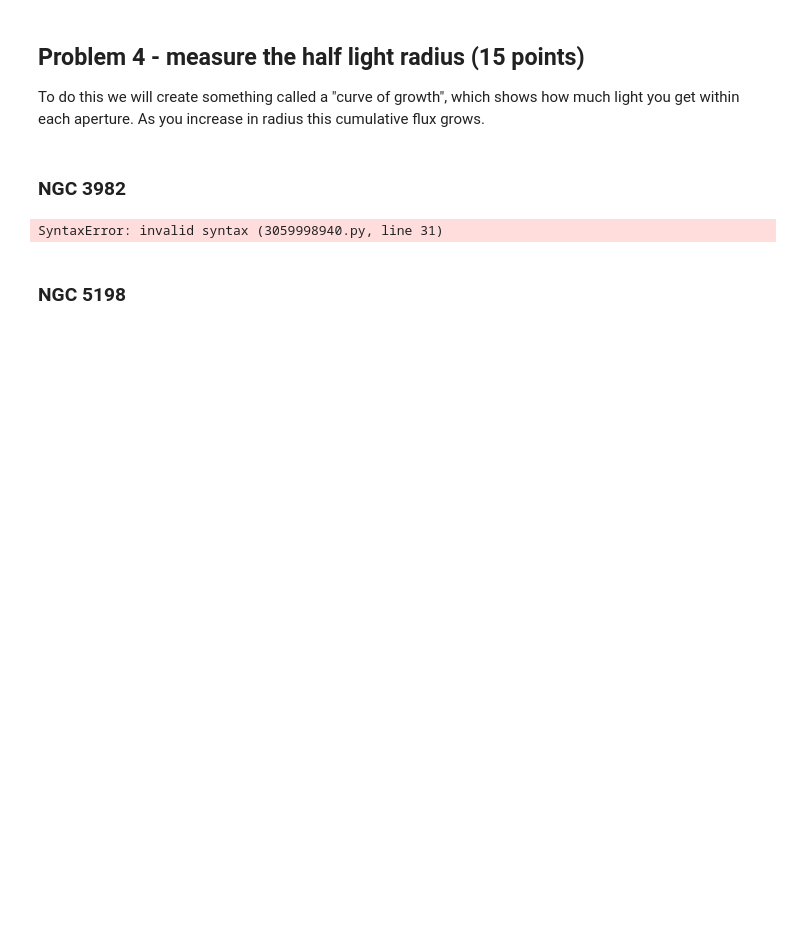
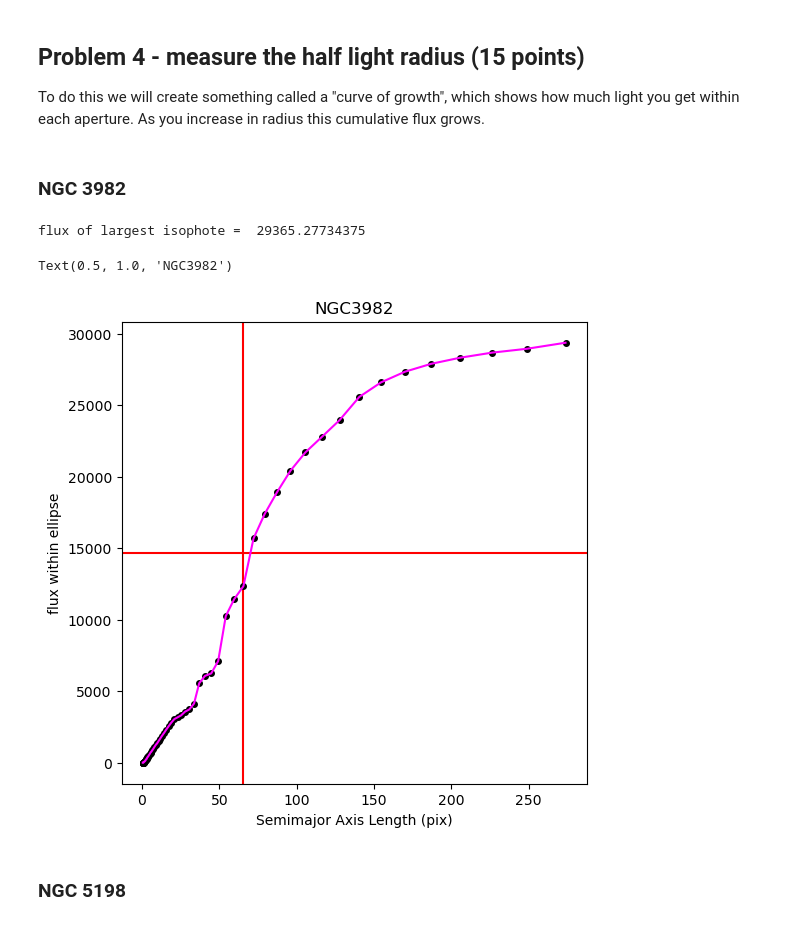
Before and after one commit to dimigod56/SurfacePhotometery_studen, a Jupyter notebook: surface_photometry_student.ipynb, the cells around one changed output. Saved outputs shown, nothing was run; the diff lists cells and outputs as text; code cells hidden in the pictures; blank space fills up the shorter version.

```diff
--- a/surface_photometry_student.ipynb
+++ b/surface_photometry_student.ipynb
@@ -798,37 +806,40 @@ plt.figure(figsize=(6, 6))
 #plot the semi-major axis vs. the total flux within that ellipse.
 plt.errorbar(isolist[galname].sma, isolist[galname].tflux_e,
              fmt='o', markersize=4, color='black')
 plt.errorbar(isolist[galname].sma, isolist[galname].tflux_e,
              fmt='-', markersize=4, color='magenta')
 
 #the flux of the last array element
 print('flux of largest isophote = ', isolist[galname].tflux_e[-1])
 
 #a horizontal line at half the total flux
 plt.axhline(isolist[galname].tflux_e[-1]/2., color='red')
 
 #a vertical line at half the total flux
 #*************************
 #You will need to adjust rhalfpix by eye to get the radius that encompasses half the light.
-rhalfpix[galname] = 19
+rhalfpix[galname] = 65
 
 plt.axvline(rhalfpix[galname], color='red')
 
 #***************************
 #Your code here
 #The pixel scale from the header converted from degrees to asec
-pixscale = header[pixscale]*3600
+pixscale = header[galname]['CD2_2']*3600
 
 #***************************
 #convert the half-light radius from pixels to arcsec
 #provide the expression to do this and print it
-rhalfasec[galname] =
+rhalfasec[galname] = rhalfpix[galname]*pixscale
 
 plt.xlabel('Semimajor Axis Length (pix)')
 plt.ylabel('flux within ellipse')
 plt.title(galname)
+#print(header[galname])
 # %% [output]
-SyntaxError: invalid syntax (3059998940.py, line 31)
+flux of largest isophote =  29365.27734375
+Text(0.5, 1.0, 'NGC3982')
+[figure, added]
 # %% [markdown]
 ### NGC 5198
 # %%
```
Also changed, not shown: parts of 19 cells of this notebook.
